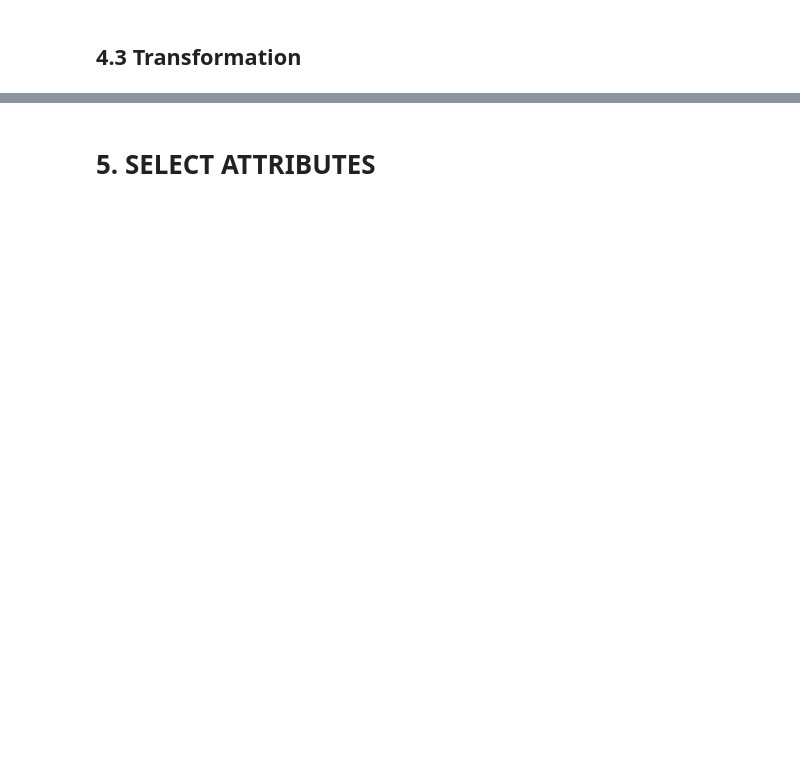
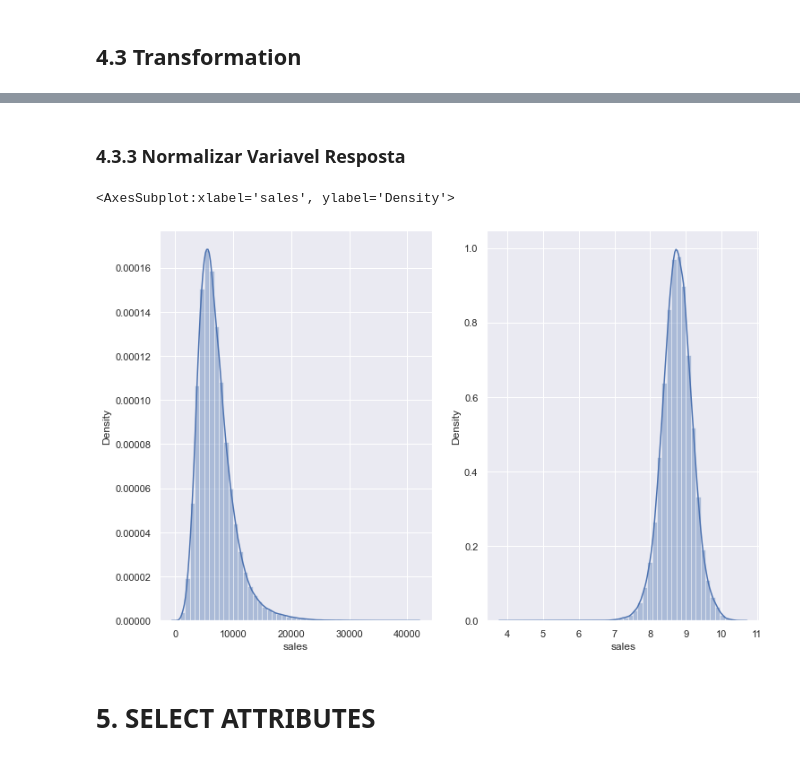
Before and after one commit to danjaca/predicting_sales_rossmann, a Jupyter notebook: Rossmann_predict_sales.ipynb, the cells around one changed output, grey strips where cells are left out. Cells and saved outputs as stored; diff of their text form; code cells hidden in the pictures; blank space fills up the shorter version.

```diff
--- a/Rossmann_predict_sales.ipynb
+++ b/Rossmann_predict_sales.ipynb
@@ -1013,0 +1067,12 @@ sns.distplot(df4['year'])
+# %%
+#state_holiday -> one hot encoding -> cria colunas
+df4 = pd.get_dummies(df4, prefix=['state_holiday'],columns=['state_holiday'])
+
+#store_type -> sem ordem -> label encoding
+le = LabelEncoder()
+df4['store_type'] = le.fit_transform(df4['store_type'])
+
+
+#assortment -> ordinal encoder
+a = {'basic':1,'extra':2,'extended':3}
+df4['assortment'] = df4['assortment'].map(a)
@@ -1014,2 +1093,29 @@ sns.distplot(df4['year'])
+# %%
+#month
+df4['month_sin'] = df4['month'].apply(lambda x: np.sin(x* (2.*np.pi/12 ) ) )
+df4['month_cos'] = df4['month'].apply(lambda x: np.cos(x* (2.*np.pi/12 ) ) )
+#day
+df4['day_sin'] = df4['day'].apply(lambda x: np.sin(x* (2.*np.pi/12 ) ) )
+df4['day_cos'] = df4['day'].apply(lambda x: np.cos(x* (2.*np.pi/12 ) ) )
+#weekofyear
+df4['weekofyear_sin'] = df4['week_of_year'].apply(lambda x: np.sin(x* (2.*np.pi/12 ) ) )
+df4['weekofyear_cos'] = df4['week_of_year'].apply(lambda x: np.cos(x* (2.*np.pi/12 ) ) )
+
+#day_of_week
+df4['dayofweek_sin'] = df4['day_of_week'].apply(lambda x: np.sin(x* (2.*np.pi/12 ) ) )
+df4['dayofweek_cos'] = df4['day_of_week'].apply(lambda x: np.cos(x* (2.*np.pi/12 ) ) )
+# %% [markdown]
+### 4.3.3 Normalizar Variavel Resposta
+# %%
+df4['sales'] = np.log1p(df4['sales'])
+# %%
+plt.subplot(1,2,1)
+sns.distplot(df3['sales'])
+
+plt.subplot(1,2,2)
+sns.distplot(df4['sales'])
+# %% [output]
+<AxesSubplot:xlabel='sales', ylabel='Density'>
+[figure, added]
 # %% [markdown]
 # 5. SELECT ATTRIBUTES
```
Also changed, not shown: parts of 29 cells of this notebook.
